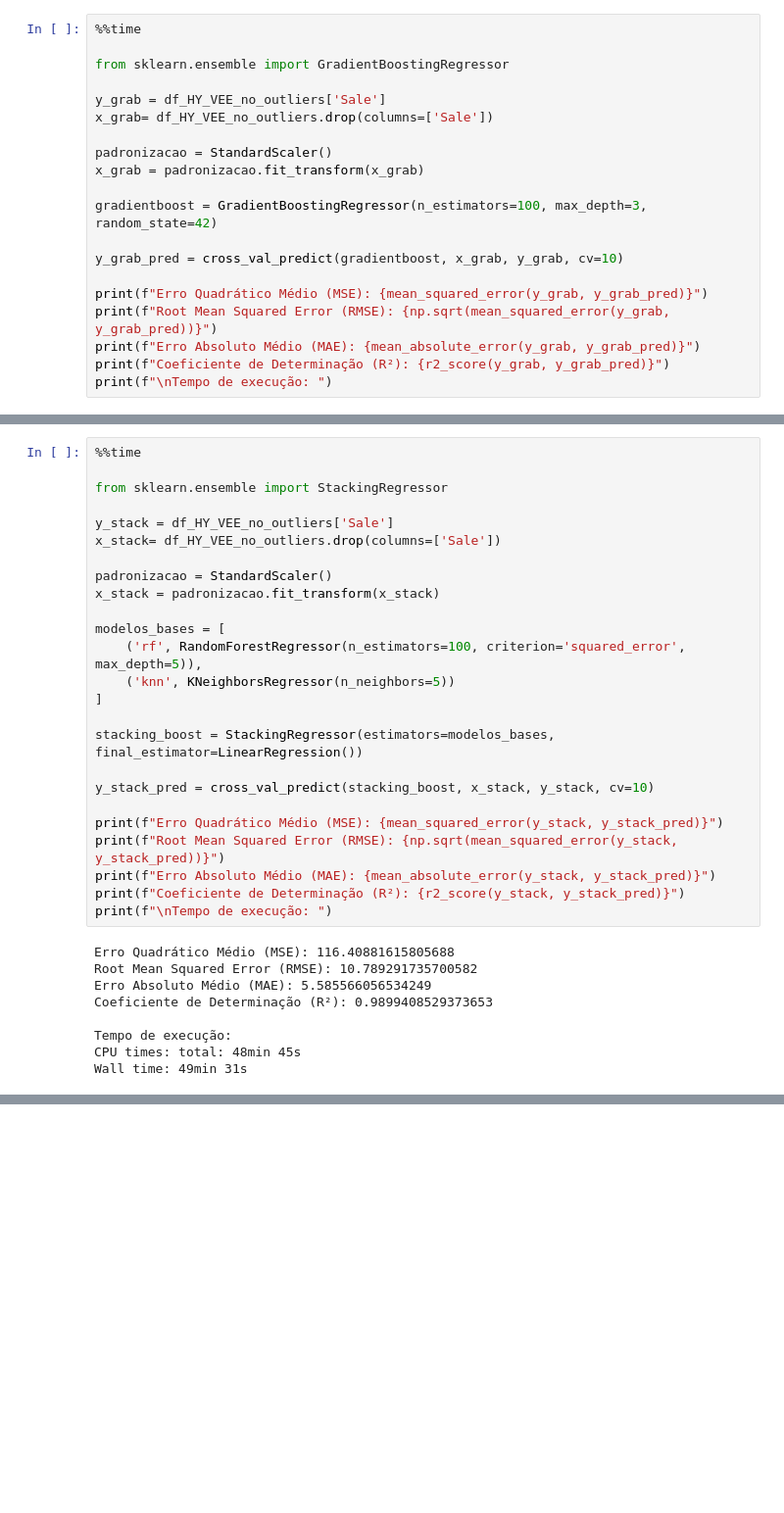
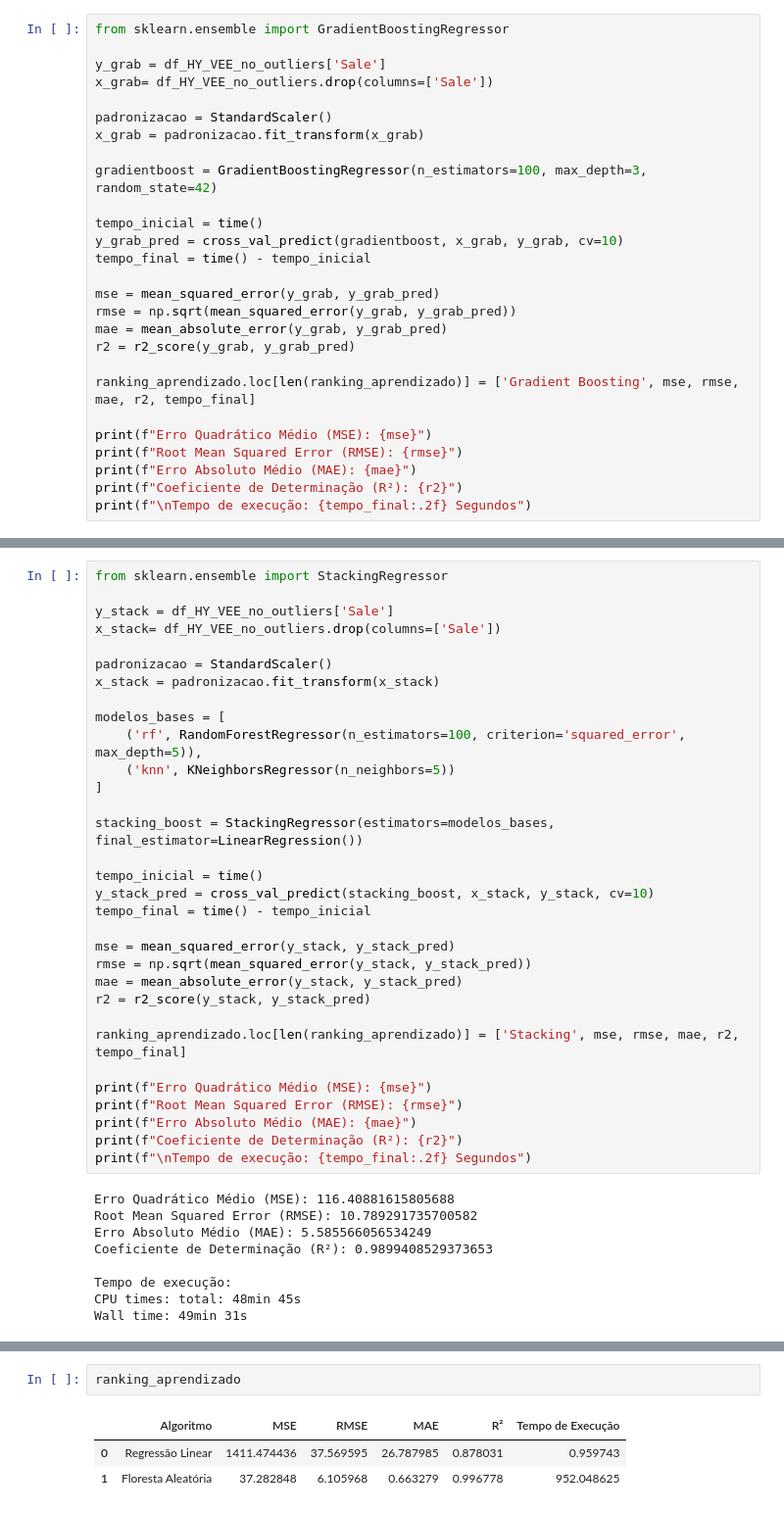
Before and after one commit to PedroLauton/ml-projeto, a Jupyter notebook: Projeto_Aprendizado_Máquina.ipynb, the cells around one changed output, grey strips where cells are left out. Shown at 98% size. Drawn from its saved outputs; the diff is of its cells as text; blank space fills up the shorter version.

Commit message:
Ranking de algoritmos

```diff
--- a/Projeto_Aprendizado_Máquina.ipynb
+++ b/Projeto_Aprendizado_Máquina.ipynb
@@ -972,8 +1021,6 @@ plt.show()
 
 Abaixo segue o aprendizado do GradientBoosting sem outliers.
 # %%
-%%time
-
 from sklearn.ensemble import GradientBoostingRegressor
 
 y_grab = df_HY_VEE_no_outliers['Sale']
@@ -984,10 +1031,19 @@ x_grab = padronizacao.fit_transform(x_grab)
 
 gradientboost = GradientBoostingRegressor(n_estimators=100, max_depth=3, random_state=42)
 
+tempo_inicial = time()
 y_grab_pred = cross_val_predict(gradientboost, x_grab, y_grab, cv=10)
+tempo_final = time() - tempo_inicial
 
-print(f"Erro Quadrático Médio (MSE): {mean_squared_error(y_grab, y_grab_pred)}")
-print(f"Root Mean Squared Error (RMSE): {np.sqrt(mean_squared_error(y_grab, y_grab_pred))}")
-print(f"Erro Absoluto Médio (MAE): {mean_absolute_error(y_grab, y_grab_pred)}")
-print(f"Coeficiente de Determinação (R²): {r2_score(y_grab, y_grab_pred)}")
-print(f"\nTempo de execução: ")
+mse = mean_squared_error(y_grab, y_grab_pred)
+rmse = np.sqrt(mean_squared_error(y_grab, y_grab_pred))
+mae = mean_absolute_error(y_grab, y_grab_pred)
+r2 = r2_score(y_grab, y_grab_pred)
+
+ranking_aprendizado.loc[len(ranking_aprendizado)] = ['Gradient Boosting', mse, rmse, mae, r2, tempo_final]
+
+print(f"Erro Quadrático Médio (MSE): {mse}")
+print(f"Root Mean Squared Error (RMSE): {rmse}")
+print(f"Erro Absoluto Médio (MAE): {mae}")
+print(f"Coeficiente de Determinação (R²): {r2}")
+print(f"\nTempo de execução: {tempo_final:.2f} Segundos")
@@ -1016,8 +1063,6 @@ plt.show()
 
 Abaixo segue o aprendizado Stacking sem outliers.
 # %%
-%%time
-
 from sklearn.ensemble import StackingRegressor
 
 y_stack = df_HY_VEE_no_outliers['Sale']
@@ -1033,13 +1078,22 @@ modelos_bases = [
 
 stacking_boost = StackingRegressor(estimators=modelos_bases, final_estimator=LinearRegression())
 
+tempo_inicial = time()
 y_stack_pred = cross_val_predict(stacking_boost, x_stack, y_stack, cv=10)
+tempo_final = time() - tempo_inicial
 
-print(f"Erro Quadrático Médio (MSE): {mean_squared_error(y_stack, y_stack_pred)}")
-print(f"Root Mean Squared Error (RMSE): {np.sqrt(mean_squared_error(y_stack, y_stack_pred))}")
-print(f"Erro Absoluto Médio (MAE): {mean_absolute_error(y_stack, y_stack_pred)}")
-print(f"Coeficiente de Determinação (R²): {r2_score(y_stack, y_stack_pred)}")
-print(f"\nTempo de execução: ")
+mse = mean_squared_error(y_stack, y_stack_pred)
+rmse = np.sqrt(mean_squared_error(y_stack, y_stack_pred))
+mae = mean_absolute_error(y_stack, y_stack_pred)
+r2 = r2_score(y_stack, y_stack_pred)
+
+ranking_aprendizado.loc[len(ranking_aprendizado)] = ['Stacking', mse, rmse, mae, r2, tempo_final]
+
+print(f"Erro Quadrático Médio (MSE): {mse}")
+print(f"Root Mean Squared Error (RMSE): {rmse}")
+print(f"Erro Absoluto Médio (MAE): {mae}")
+print(f"Coeficiente de Determinação (R²): {r2}")
+print(f"\nTempo de execução: {tempo_final:.2f} Segundos")
 # %% [output]
 Erro Quadrático Médio (MSE): 116.40881615805688
 Root Mean Squared Error (RMSE): 10.789291735700582
@@ -1060,3 +1114,9 @@ plt.grid(True)
 plt.show()
 # %% [output]
 [figure]
+# %%
+ranking_aprendizado
+# %% [output]
+|  | Algoritmo | MSE | RMSE | MAE | R² | Tempo de Execução |
+| 0 | Regressão Linear | 1411.474436 | 37.569595 | 26.787985 | 0.878031 | 0.959743 |
+| 1 | Floresta Aleatória | 37.282848 | 6.105968 | 0.663279 | 0.996778 | 952.048625 |
```
Also changed, not shown: parts of 9 cells of this notebook.
